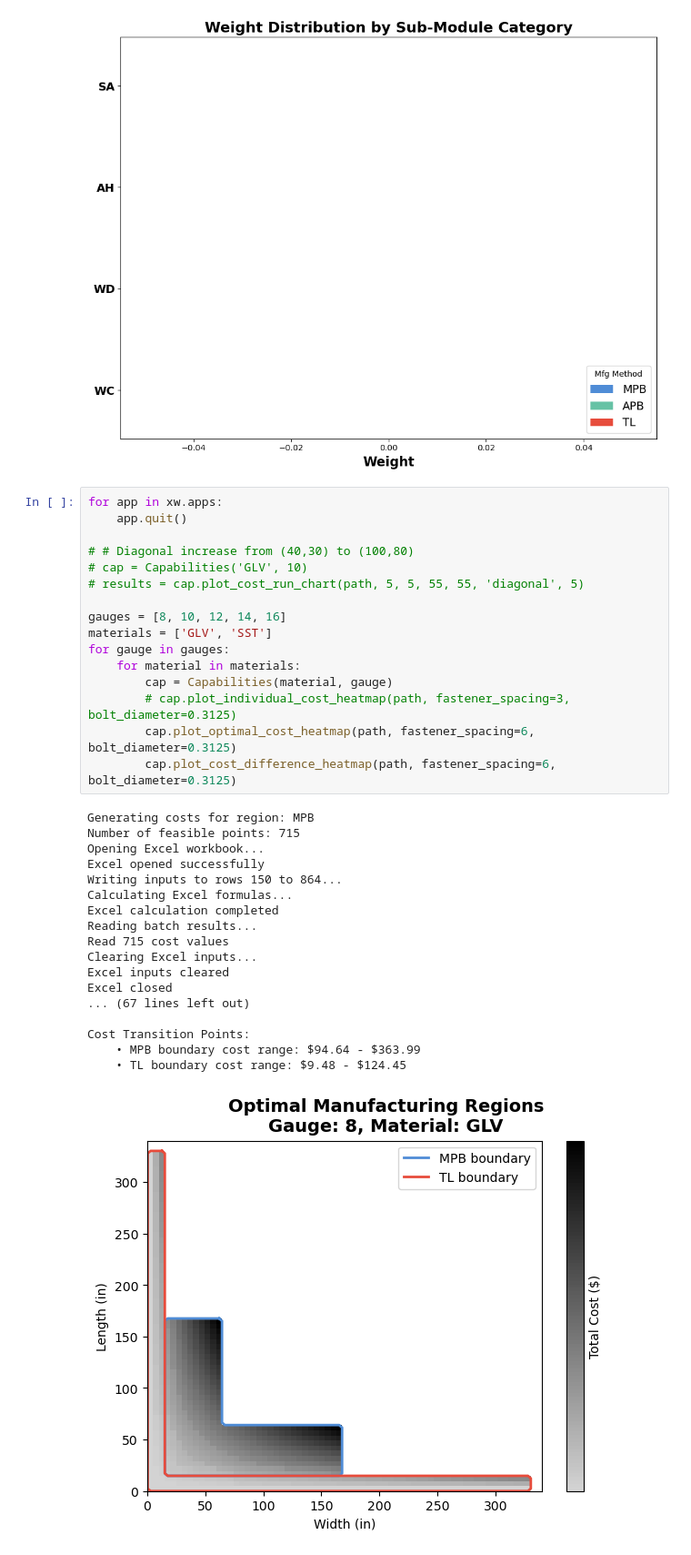
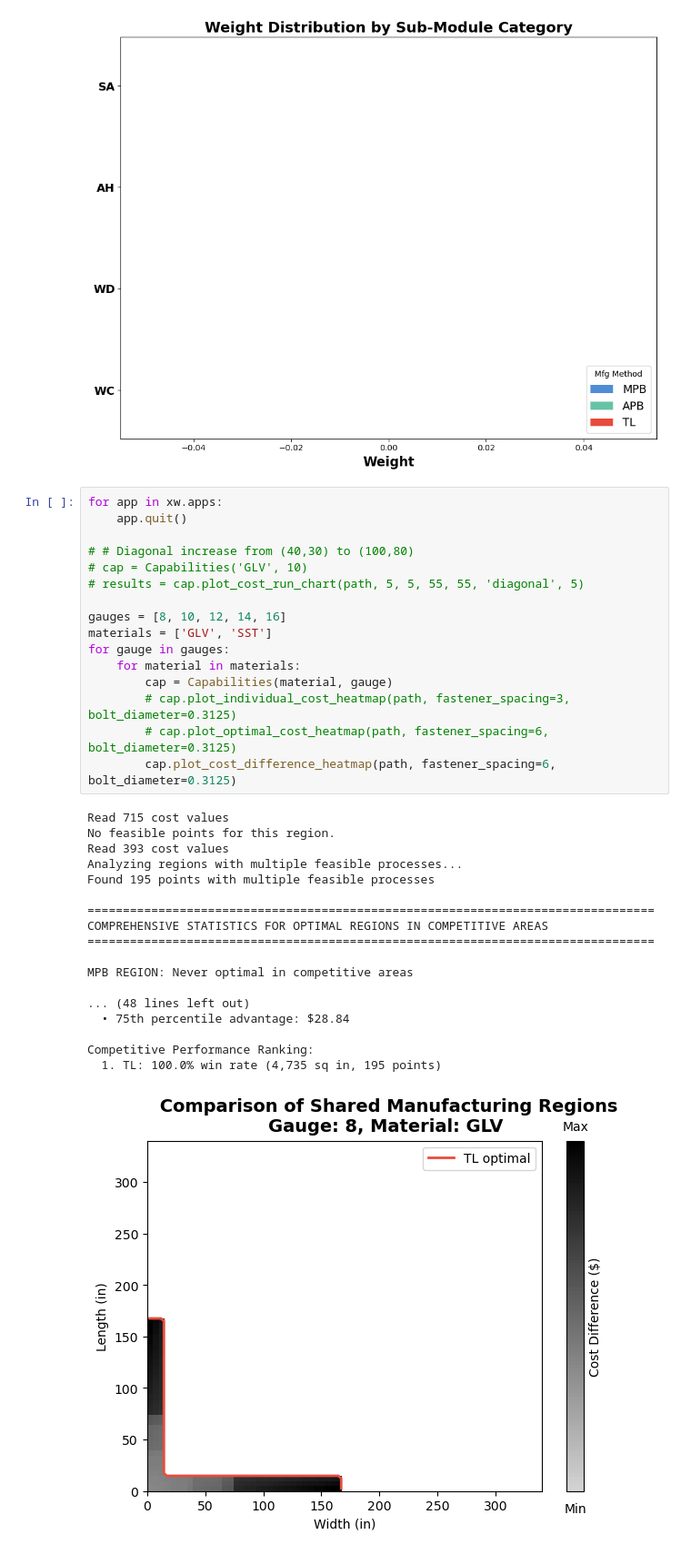
Before and after one commit to enriquef13/AMDP_Thesis, a Jupyter notebook: mfg_regions/value_stream_map.ipynb, the cells around one changed output. Shown at 91% size. Cells and saved outputs as stored; diff of their text form.

Commit message:
Update capabilities plots

```diff
--- a/mfg_regions/value_stream_map.ipynb
+++ b/mfg_regions/value_stream_map.ipynb
@@ -202,35 +202,35 @@ plot_stacked_bar_chart(all_stats, 'Weight Distribution by Sub-Module Category')
 # %%
 for app in xw.apps:
     app.quit()
 
 # # Diagonal increase from (40,30) to (100,80)
 # cap = Capabilities('GLV', 10)
 # results = cap.plot_cost_run_chart(path, 5, 5, 55, 55, 'diagonal', 5)
 
 gauges = [8, 10, 12, 14, 16]
 materials = ['GLV', 'SST']
 for gauge in gauges:
     for material in materials:
         cap = Capabilities(material, gauge)
         # cap.plot_individual_cost_heatmap(path, fastener_spacing=3, bolt_diameter=0.3125)
-        cap.plot_optimal_cost_heatmap(path, fastener_spacing=6, bolt_diameter=0.3125)
+        # cap.plot_optimal_cost_heatmap(path, fastener_spacing=6, bolt_diameter=0.3125)
         cap.plot_cost_difference_heatmap(path, fastener_spacing=6, bolt_diameter=0.3125)
 # %% [output]
-Generating costs for region: MPB
-Number of feasible points: 715
-Opening Excel workbook...
-Excel opened successfully
-Writing inputs to rows 150 to 864...
-Calculating Excel formulas...
-Excel calculation completed
-Reading batch results...
 Read 715 cost values
-Clearing Excel inputs...
-Excel inputs cleared
-Excel closed
-... (67 lines left out)
+No feasible points for this region.
+Read 393 cost values
+Analyzing regions with multiple feasible processes...
+Found 195 points with multiple feasible processes
 
-Cost Transition Points:
-    • MPB boundary cost range: $94.64 - $363.99
-    • TL boundary cost range: $9.48 - $124.45
+================================================================================
+COMPREHENSIVE STATISTICS FOR OPTIMAL REGIONS IN COMPETITIVE AREAS
+================================================================================
+
+MPB REGION: Never optimal in competitive areas
+
+... (48 lines left out)
+  • 75th percentile advantage: $28.84
+
+Competitive Performance Ranking:
+  1. TL: 100.0% win rate (4,735 sq in, 195 points)
-[figure, old version]
+[figure, new version]
```
Also changed, not shown: parts of 1 cell of this notebook, 1 other file.
